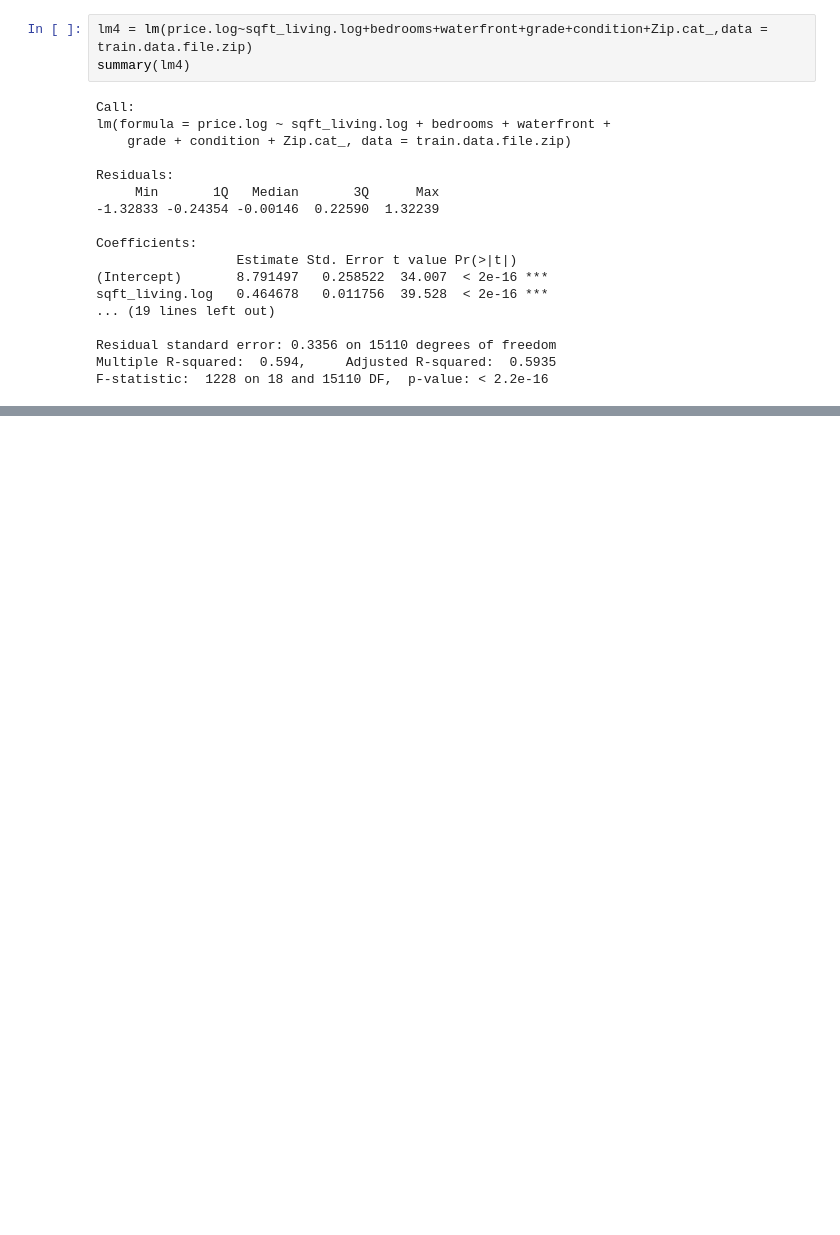
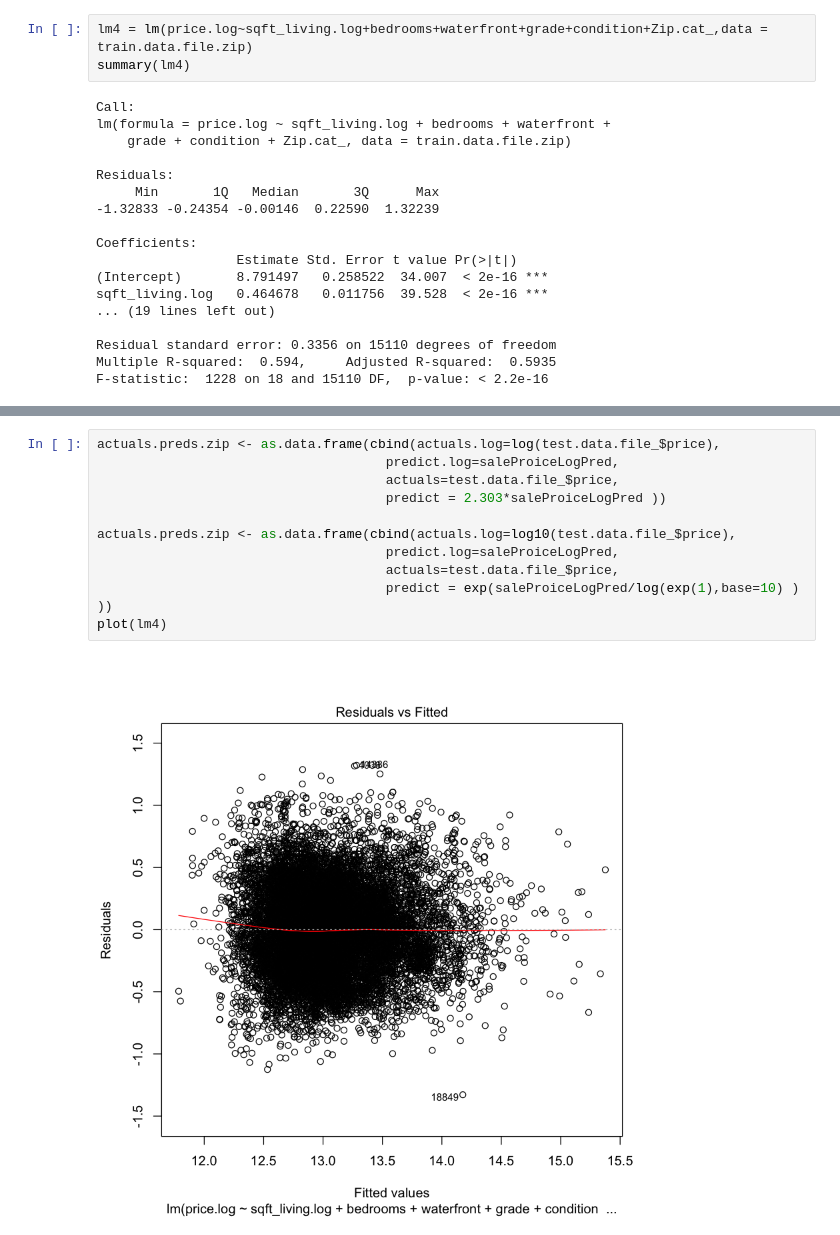
Before and after one commit to sravangereddy/DataScience_, a Jupyter notebook: House Sales in King County/HouseSalesKingCounty.ipynb, the cells around one changed output, grey strips where cells are left out. Saved outputs shown, nothing was run; the diff lists cells and outputs as text; blank space fills up the shorter version.

```diff
--- a/House Sales in King County/HouseSalesKingCounty.ipynb
+++ b/House Sales in King County/HouseSalesKingCounty.ipynb
@@ -461,0 +500,13 @@ F-statistic:  1228 on 18 and 15110 DF,  p-value: < 2.2e-16
+# %%
+actuals.preds.zip <- as.data.frame(cbind(actuals.log=log(test.data.file_$price),
+                                     predict.log=saleProiceLogPred,
+                                     actuals=test.data.file_$price,
+                                     predict = 2.303*saleProiceLogPred ))
+
+actuals.preds.zip <- as.data.frame(cbind(actuals.log=log10(test.data.file_$price),
+                                     predict.log=saleProiceLogPred,
+                                     actuals=test.data.file_$price,
+                                     predict = exp(saleProiceLogPred/log(exp(1),base=10) )  ))
+plot(lm4)
+# %% [output]
+[figure, added]
```
Also changed, not shown: parts of 4 cells of this notebook, 12 other files.
